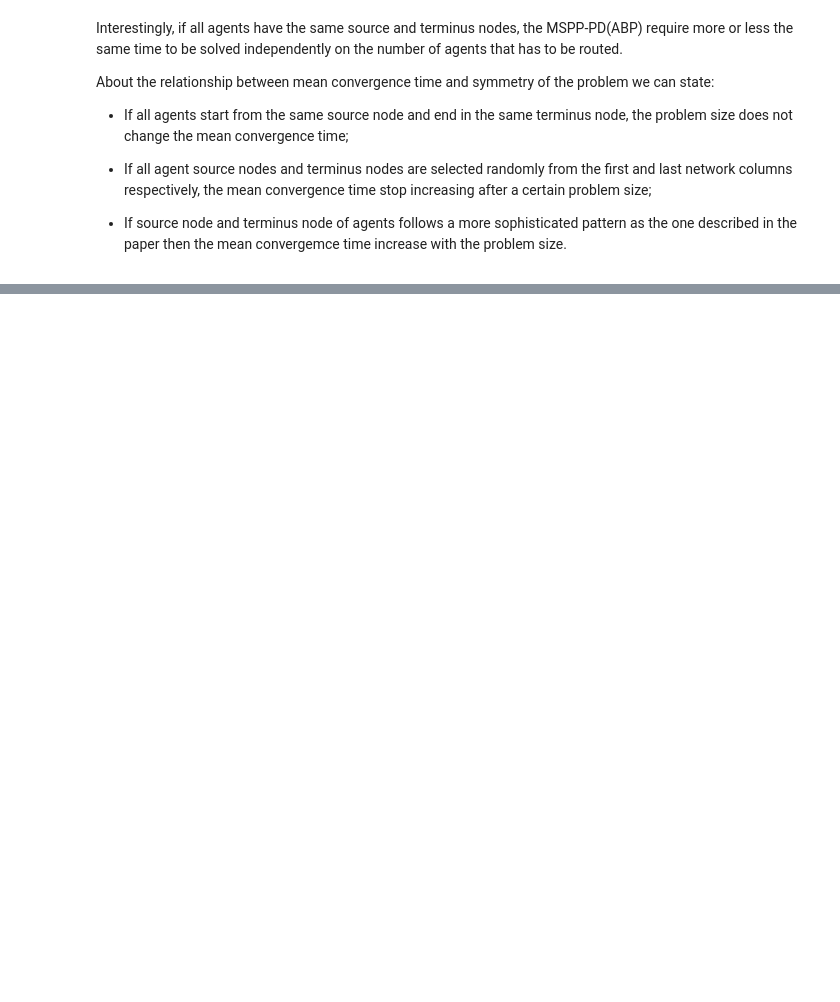
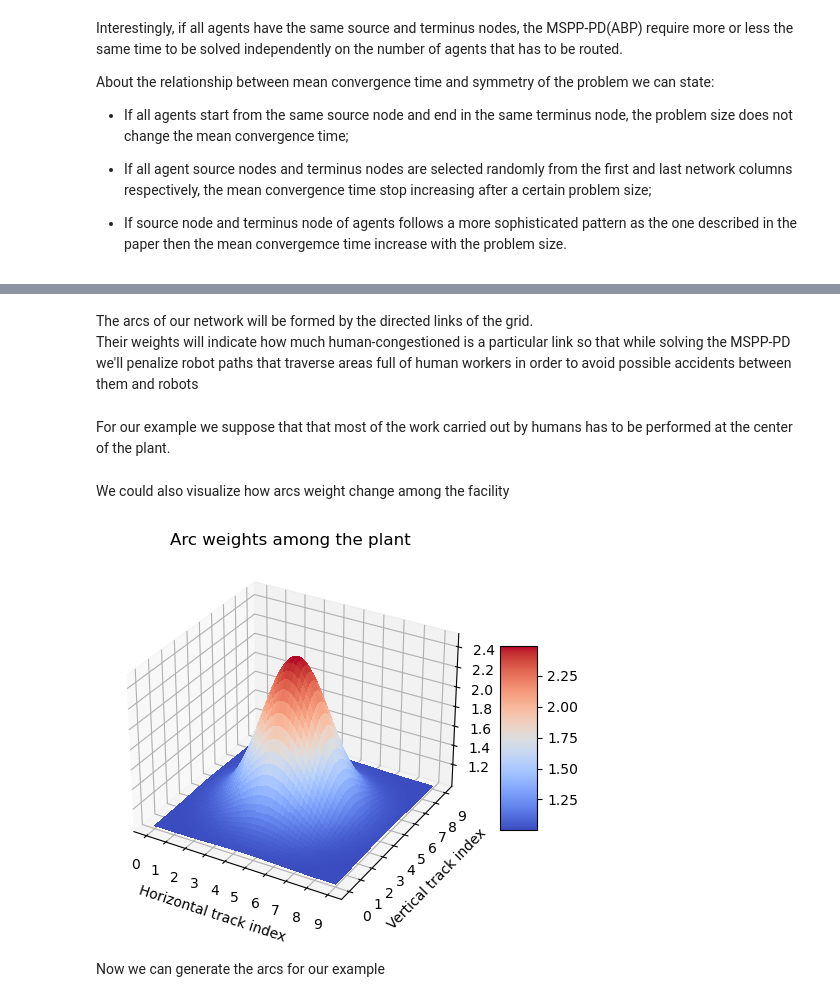
Before and after one commit to kkevin98/Multiple_shortest_path_problem_with_path_deconfliction, a Jupyter notebook: extra.ipynb, the cells around one changed output, grey strips where cells are left out. Cells and saved outputs as stored; diff of their text form; code cells hidden in the pictures; blank space fills up the shorter version.

```diff
--- a/extra.ipynb
+++ b/extra.ipynb
@@ -110,0 +110,2 @@ About the relationship between mean convergence time and symmetry of the problem
+# %%
+num_horiz_tracks, num_vert_tracks = 10, 10
@@ -110,0 +131,3 @@ About the relationship between mean convergence time and symmetry of the problem
+# %% [markdown]
+The arcs of our network will be formed by the directed links of the grid.
+Their weights will indicate how much human-congestioned is a particular link so that while solving the MSPP-PD we'll penalize robot paths that traverse areas full of human workers in order to avoid possible accidents between them and robots
@@ -110,0 +155,35 @@ About the relationship between mean convergence time and symmetry of the problem
+# %% [markdown]
+For our example we suppose that that most of the work carried out by humans has to be performed at the center of the plant.
+# %%
+def congested_center_weigth_func(x, y):
+    x_term = (x - ((num_horiz_tracks-1)/2))**2 / \
+        (2 * ((num_horiz_tracks-1)/6)**2)
+    y_term = (y - ((num_vert_tracks-1)/2))**2 / \
+        (2 * ((num_vert_tracks-1)/6)**2)
+    return 1.5 * math.exp(-(x_term+y_term)) + 1
+# %% [markdown]
+We could also visualize how arcs weight change among the facility
+# %%
+x = np.linspace(0, num_horiz_tracks-1, 100)
+y = np.linspace(0, num_vert_tracks-1, 100)
+X, Y = np.meshgrid(x, y)
+
+Z = np.vectorize(congested_center_weigth_func)(X, Y)
+
+fig, ax = plt.subplots(subplot_kw={"projection": "3d"})
+surf = ax.plot_surface(X, Y, Z, cmap=cm.coolwarm,
+                       linewidth=0, antialiased=False)
+
+ax.set_xlabel('Horizontal track index')
+plt.xticks(range(num_horiz_tracks))
+ax.set_ylabel('Vertical track index')
+plt.yticks(range(num_vert_tracks))
+ax.set_title('Arc weights among the plant')
+
+fig.colorbar(surf, shrink=0.5, aspect=5)
+
+plt.show()
+# %% [output]
+[figure, added]
+# %% [markdown]
+Now we can generate the arcs for our example
```
Also changed, not shown: parts of 19 cells of this notebook, 1 other file.
